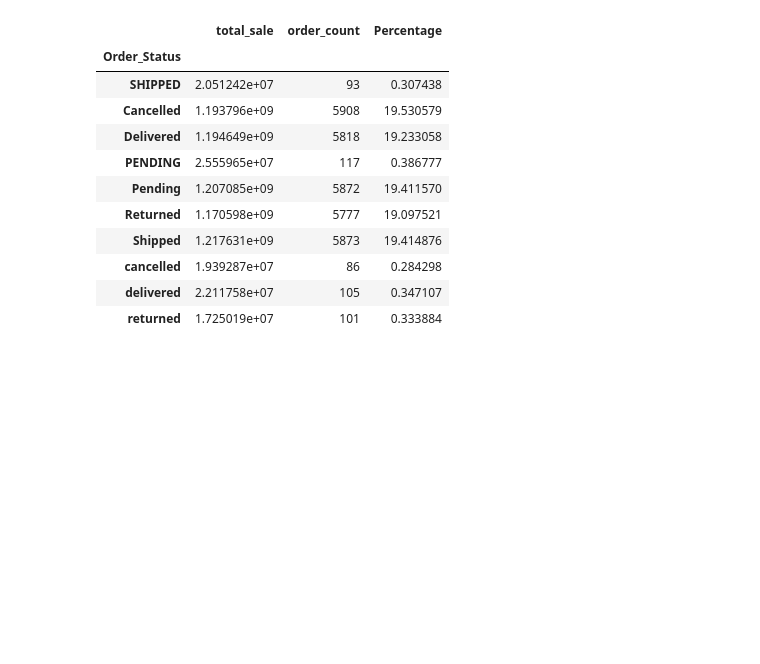
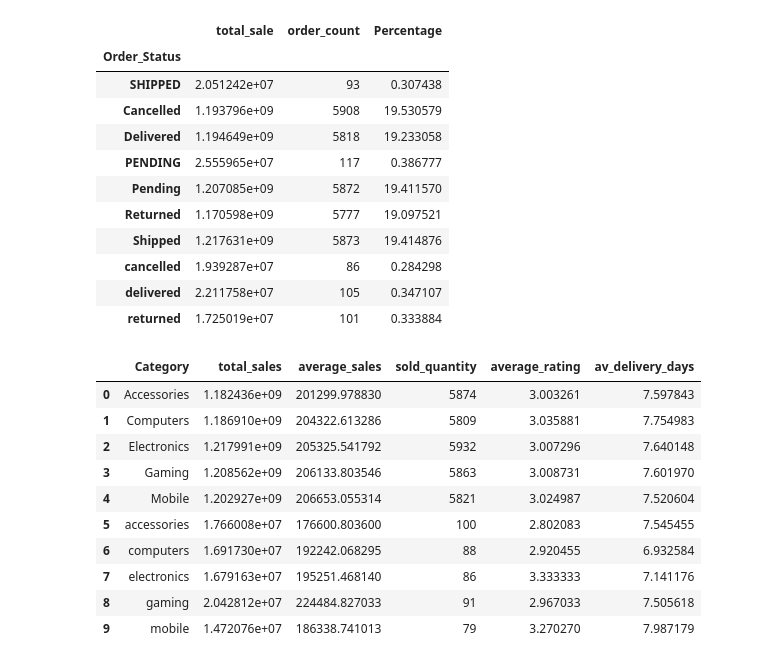
Before and after one commit to abhishekchoudhary2/python-practice, a Jupyter notebook: project_ecommerce.ipynb, the cells around one changed output. Drawn from its saved outputs; the diff is of its cells as text; code cells hidden in the pictures; blank space fills up the shorter version.

```diff
--- a/project_ecommerce.ipynb
+++ b/project_ecommerce.ipynb
@@ -350,3 +350,23 @@ status_summary
 | returned | 1.725019e+07 | 101 | 0.333884 |
 # %%
 # Q18. Compare the performance of different categories by calculating Total Sales, Average Sales, Total Quantity Sold, Average Rating, and Average Delivery Days. Which category appears to perform best overall?
+category_performance = df.groupby("Category").agg(
+    total_sales = ("Sales","sum"),
+    average_sales =("Sales","mean"),
+    sold_quantity = ("Sales","count"),
+    average_rating = ("Rating","mean"),
+    av_delivery_days = ("Delivery_Days","mean")
+).reset_index()
+category_performance
+# %% [output]
+|  | Category | total_sales | average_sales | sold_quantity | average_rating | av_delivery_days |
+| 0 | Accessories | 1.182436e+09 | 201299.978830 | 5874 | 3.003261 | 7.597843 |
+| 1 | Computers | 1.186910e+09 | 204322.613286 | 5809 | 3.035881 | 7.754983 |
+| 2 | Electronics | 1.217991e+09 | 205325.541792 | 5932 | 3.007296 | 7.640148 |
+| 3 | Gaming | 1.208562e+09 | 206133.803546 | 5863 | 3.008731 | 7.601970 |
+| 4 | Mobile | 1.202927e+09 | 206653.055314 | 5821 | 3.024987 | 7.520604 |
+| 5 | accessories | 1.766008e+07 | 176600.803600 | 100 | 2.802083 | 7.545455 |
+| 6 | computers | 1.691730e+07 | 192242.068295 | 88 | 2.920455 | 6.932584 |
+| 7 | electronics | 1.679163e+07 | 195251.468140 | 86 | 3.333333 | 7.141176 |
+| 8 | gaming | 2.042812e+07 | 224484.827033 | 91 | 2.967033 | 7.505618 |
+| 9 | mobile | 1.472076e+07 | 186338.741013 | 79 | 3.270270 | 7.987179 |
```
